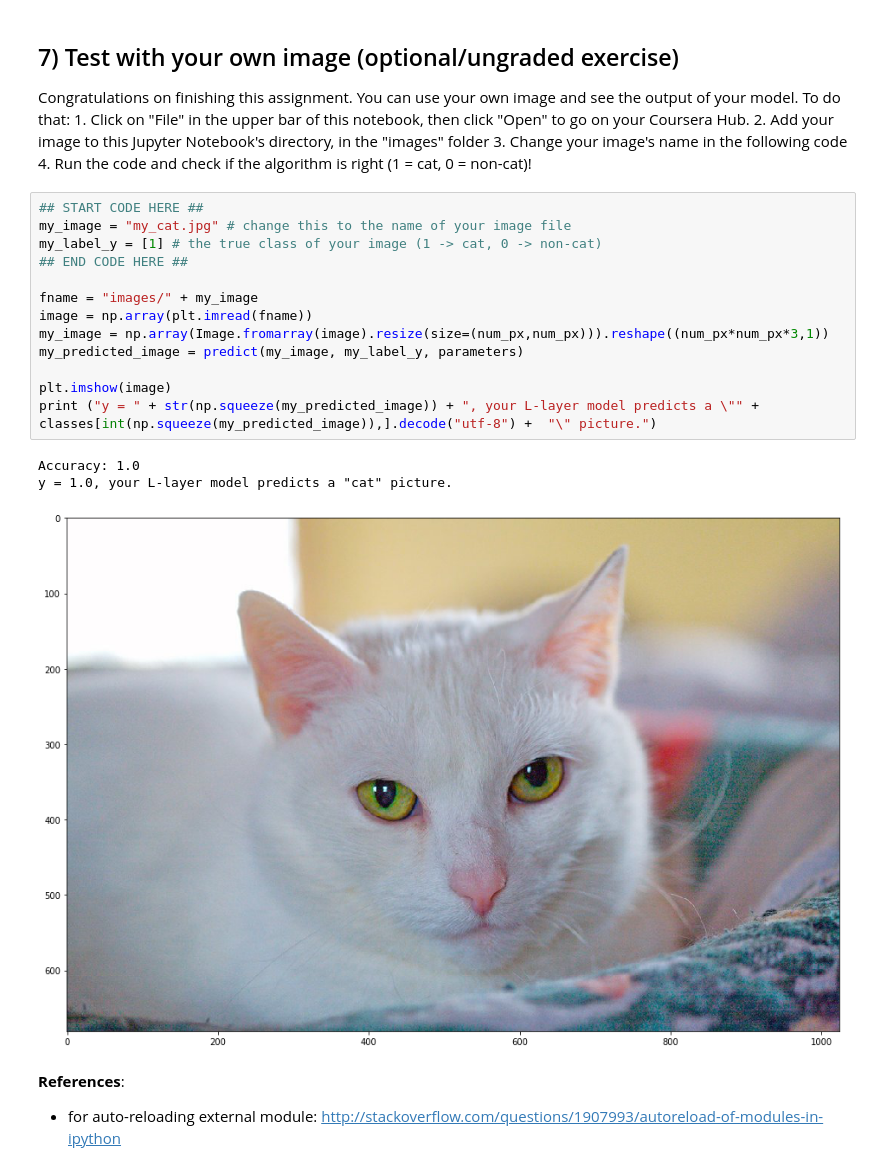
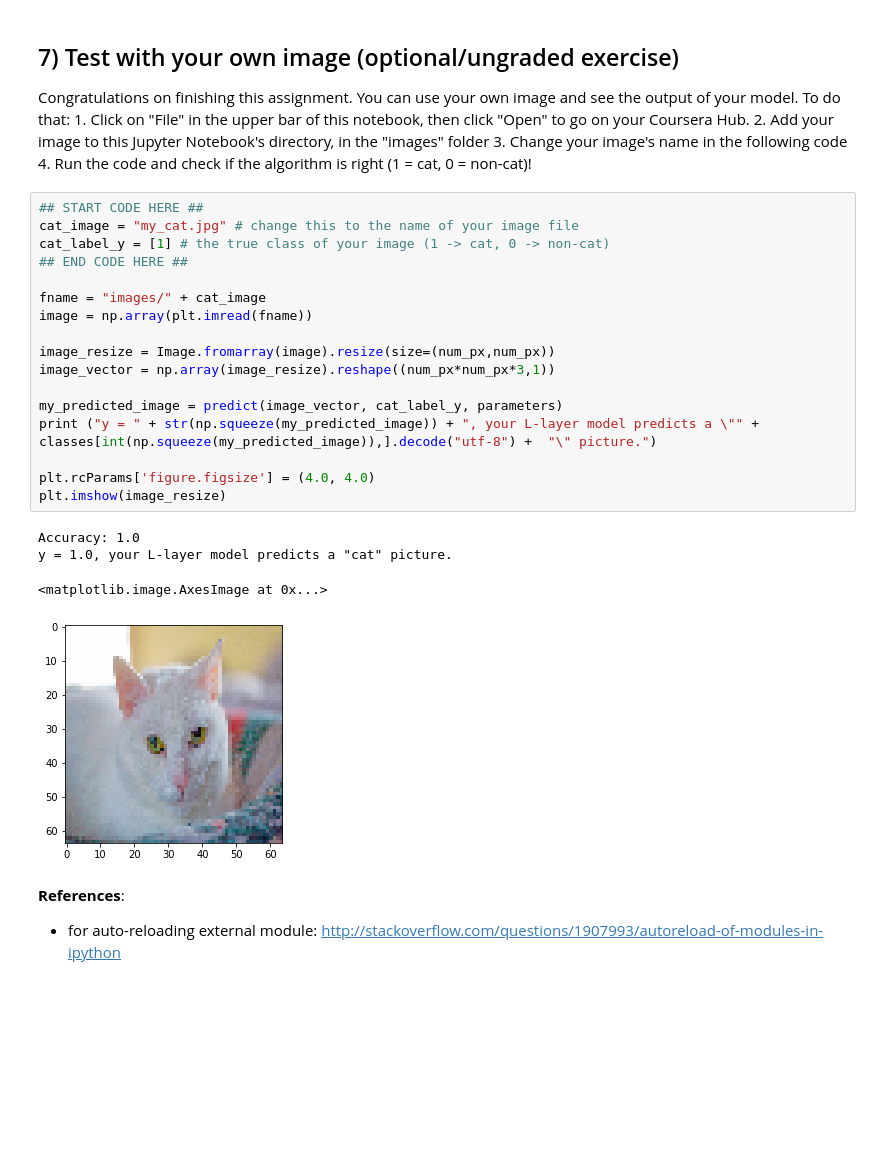
Before and after one commit to pedro-abundio-wang/deep-learning, a Jupyter notebook: 1 neural-networks-and-deep-learning/4 deep-neural-networks/2 deep-neural-network-application.ipynb, the cells around one changed output. Saved outputs shown, nothing was run; the diff lists cells and outputs as text; blank space fills up the shorter version.

```diff
--- a/1 neural-networks-and-deep-learning/4 deep-neural-networks/2 deep-neural-network-application.ipynb
+++ b/1 neural-networks-and-deep-learning/4 deep-neural-networks/2 deep-neural-network-application.ipynb
@@ -561,21 +561,26 @@ Congratulations on finishing this assignment. You can use your own image and see
     4. Run the code and check if the algorithm is right (1 = cat, 0 = non-cat)!
 # %%
 ## START CODE HERE ##
-my_image = "my_cat.jpg" # change this to the name of your image file
-my_label_y = [1] # the true class of your image (1 -> cat, 0 -> non-cat)
+cat_image = "my_cat.jpg" # change this to the name of your image file
+cat_label_y = [1] # the true class of your image (1 -> cat, 0 -> non-cat)
 ## END CODE HERE ##
 
-fname = "images/" + my_image
+fname = "images/" + cat_image
 image = np.array(plt.imread(fname))
-my_image = np.array(Image.fromarray(image).resize(size=(num_px,num_px))).reshape((num_px*num_px*3,1))
-my_predicted_image = predict(my_image, my_label_y, parameters)
 
-plt.imshow(image)
+image_resize = Image.fromarray(image).resize(size=(num_px,num_px))
+image_vector = np.array(image_resize).reshape((num_px*num_px*3,1))
+
+my_predicted_image = predict(image_vector, cat_label_y, parameters)
 print ("y = " + str(np.squeeze(my_predicted_image)) + ", your L-layer model predicts a \"" + classes[int(np.squeeze(my_predicted_image)),].decode("utf-8") +  "\" picture.")
+
+plt.rcParams['figure.figsize'] = (4.0, 4.0)
+plt.imshow(image_resize)
 # %% [output]
 Accuracy: 1.0
 y = 1.0, your L-layer model predicts a "cat" picture.
+<matplotlib.image.AxesImage at 0x...>
-[figure, old version]
+[figure, new version]
 # %% [markdown]
 **References**:
 
```
Also changed, not shown: parts of 4 cells of this notebook, 8 other files.
